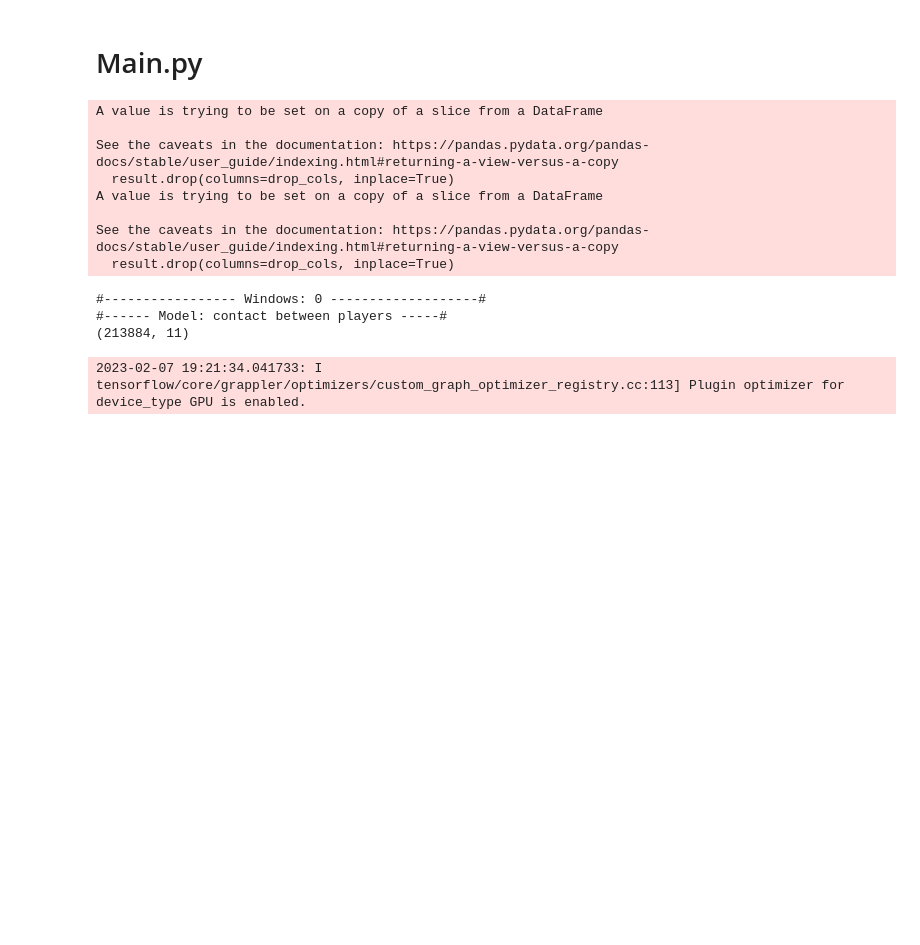
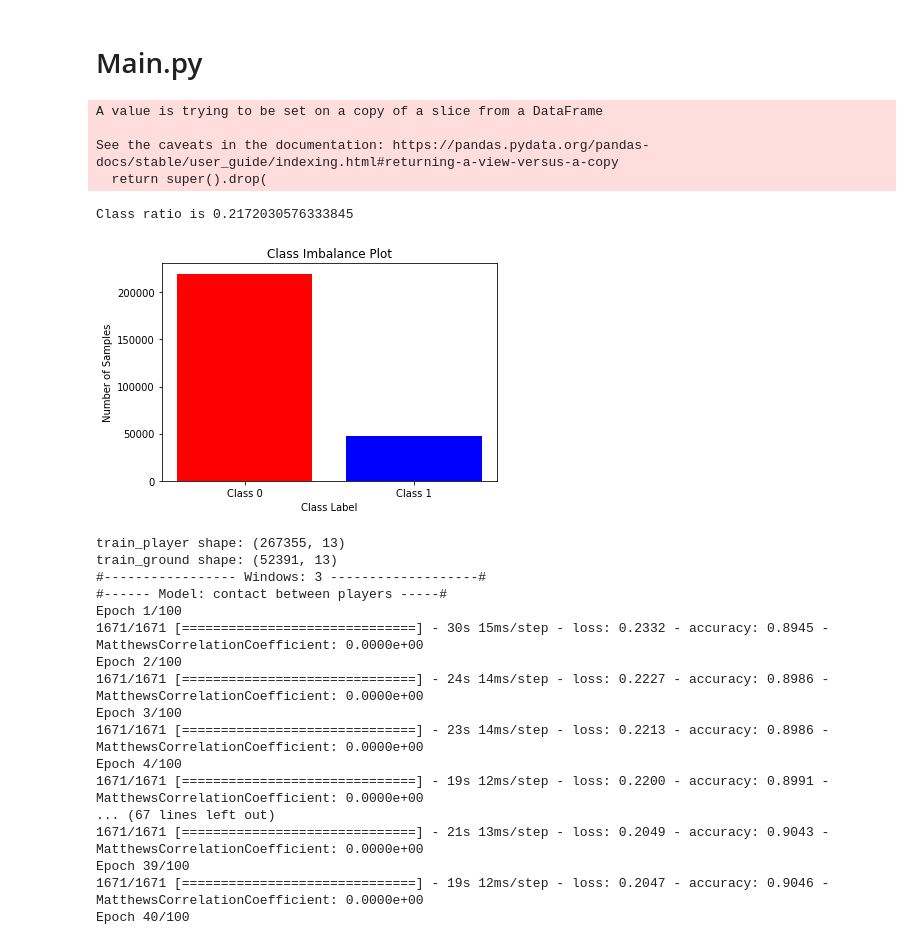
Before and after one commit to jjooki/Player-Contact-Detection, a Jupyter notebook: Transformer.ipynb, the cells around one changed output. Saved outputs shown, nothing was run; the diff lists cells and outputs as text; code cells hidden in the pictures; blank space fills up the shorter version.

Commit message:
feat: Edit transformer classification model

```diff
--- a/Transformer.ipynb
+++ b/Transformer.ipynb
@@ -199,9 +215,3 @@ class TokenAndPositionEmbedding(tf.keras.layers.Layer):
         positions = self.pos_emb(positions)
         x = self.token_emb(x)
         return x + positions
-# %%
-vocab_size = 128  # 빈도수 상위 2만개의 단어만 사용
-max_len = 11  # 문장의 최대 길이
-
-# print('훈련용 리뷰 개수 : {}'.format(len(X_train)))
-# print('테스트용 리뷰 개수 : {}'.format(len(X_train)))
@@ -212,6 +239,8 @@ def transformer():
     embedding_dim = 32  # 각 단어의 임베딩 벡터의 차원
     num_heads = 2  # 어텐션 헤드의 수
     dff = 32  # 포지션 와이즈 피드 포워드 신경망의 은닉층의 크기
+    max_len = 12  # 문장의 최대 길이
+    vocab_size = 128  # 빈도수 상위 2만개의 단어만 사용
 
     inputs = tf.keras.layers.Input(shape=(max_len,))
     embedding_layer = TokenAndPositionEmbedding(max_len, vocab_size, embedding_dim)
@@ -229,8 +258,11 @@ def transformer():
     x = tf.keras.layers.Dropout(0.1)(x)
     x = tf.keras.layers.Dense(32, activation="relu")(x)
     x = tf.keras.layers.Dropout(0.1)(x)
-    outputs = tf.keras.layers.Dense(3, activation="softmax")(x)
+    outputs = tf.keras.layers.Dense(1, activation="sigmoid")(x)
     model = tf.keras.Model(inputs=inputs, outputs=outputs)
     adam = tf.optimizers.Adam(learning_rate = 0.001)
-    model.compile(optimizer = adam, loss = "sparse_categorical_crossentropy", metrics=["accuracy"])
+    model.compile(optimizer=adam,
+                  loss="binary_crossentropy",
+                  metrics=['accuracy',
+                           tfa.metrics.MatthewsCorrelationCoefficient(num_classes=2)])
     return model
@@ -295,19 +329,34 @@ def inference(windows):
     train_player_balanced = preprocessing(train_player)
     train_ground_balanced = preprocessing(train_ground)
 
+    # Calculate the number of samples in each class
+    class_0 = len(train_player_balanced.query('contact == 0'))
+    class_1 = len(train_player_balanced.query('contact == 1'))
+    print(f"Class ratio is {class_1 / class_0}")
+
+    # Plot the class distribution
+    plt.bar(['Class 0', 'Class 1'], [class_0, class_1], color=['red', 'blue'])
+    plt.xlabel('Class Label')
+    plt.ylabel('Number of Samples')
+    plt.title('Class Imbalance Plot')
+    plt.show()
+
+    print(f'train_player shape: {train_player_balanced.shape}')
+    print(f'train_ground shape: {train_ground_balanced.shape}')
+
     print(f'#----------------- Windows: {str(windows): <2s}-------------------#')
     print('#------ Model: contact between players -----#')
     player, score_player = model_result(train_player_balanced, test_player, windows)
     print()
     print('#------ Model: contact player-ground -------#')
-    ground, score_ground = model_result(train_ground_balanced, test_ground, windows)
+    ground, score_ground = model_result(train_ground_balanced, test_ground, windows, ground=True)
     print('#-------------------------------------------------#')
     print()
-    score_ls.append((score_player, score_ground))
-    submission = pd.merge(submission.loc[:, 'contact_id'],
-                          pd.concat([test_player, test_ground]),
-                          on='contact_id', how='left')
-    return submission
+    # score_ls.append((score_player, score_ground))
+    result = pd.merge(submission.loc[:, 'contact_id'],
+                      pd.concat([player, ground]),
+                      on='contact_id', how='left')
+    return result
 # %% [markdown]
 # Submission
 # %%
@@ -325,19 +374,30 @@ def save_submission(submission, windows):
 # %% [markdown]
 # Main.py
 # %%
-window = 0
+window = 3
 submission = inference(window)
 submission
 # %% [output]
 A value is trying to be set on a copy of a slice from a DataFrame
 
 See the caveats in the documentation: https://pandas.pydata.org/pandas-docs/stable/user_guide/indexing.html#returning-a-view-versus-a-copy
-  result.drop(columns=drop_cols, inplace=True)
-A value is trying to be set on a copy of a slice from a DataFrame
-
-See the caveats in the documentation: https://pandas.pydata.org/pandas-docs/stable/user_guide/indexing.html#returning-a-view-versus-a-copy
-  result.drop(columns=drop_cols, inplace=True)
+  return super().drop(
-#----------------- Windows: 0 -------------------#
-#------ Model: contact between players -----#
-(213884, 11)
+Class ratio is 0.2172030576333845
+[figure, added]
-2023-02-07 19:21:34.041733: I tensorflow/core/grappler/optimizers/custom_graph_optimizer_registry.cc:113] Plugin optimizer for device_type GPU is enabled.
+train_player shape: (267355, 13)
+train_ground shape: (52391, 13)
+#----------------- Windows: 3 -------------------#
+#------ Model: contact between players -----#
+Epoch 1/100
+1671/1671 [==============================] - 30s 15ms/step - loss: 0.2332 - accuracy: 0.8945 - MatthewsCorrelationCoefficient: 0.0000e+00
+Epoch 2/100
+1671/1671 [==============================] - 24s 14ms/step - loss: 0.2227 - accuracy: 0.8986 - MatthewsCorrelationCoefficient: 0.0000e+00
+Epoch 3/100
+1671/1671 [==============================] - 23s 14ms/step - loss: 0.2213 - accuracy: 0.8986 - MatthewsCorrelationCoefficient: 0.0000e+00
+Epoch 4/100
+1671/1671 [==============================] - 19s 12ms/step - loss: 0.2200 - accuracy: 0.8991 - MatthewsCorrelationCoefficient: 0.0000e+00
+... (67 lines left out)
+1671/1671 [==============================] - 21s 13ms/step - loss: 0.2049 - accuracy: 0.9043 - MatthewsCorrelationCoefficient: 0.0000e+00
+Epoch 39/100
+1671/1671 [==============================] - 19s 12ms/step - loss: 0.2047 - accuracy: 0.9046 - MatthewsCorrelationCoefficient: 0.0000e+00
+Epoch 40/100
```
Also changed, not shown: parts of 14 cells of this notebook.
